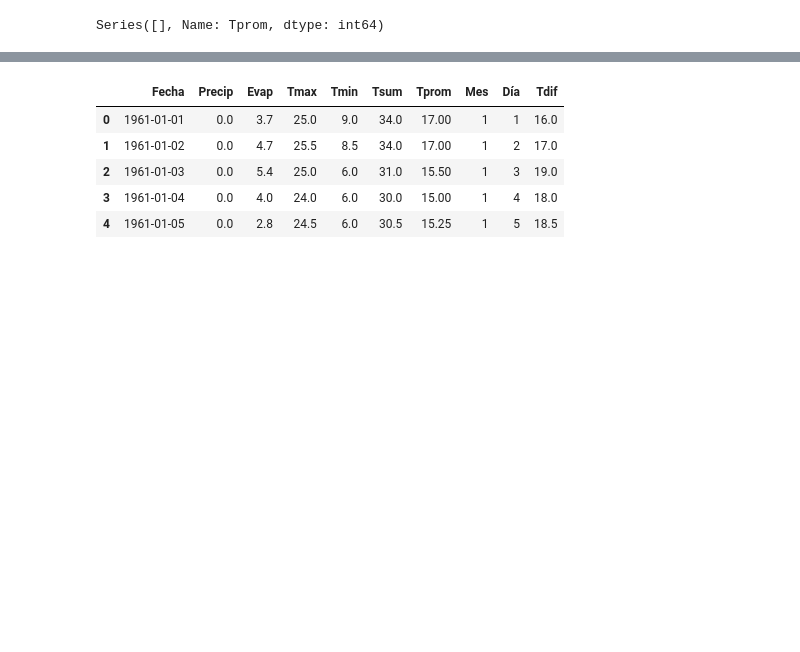
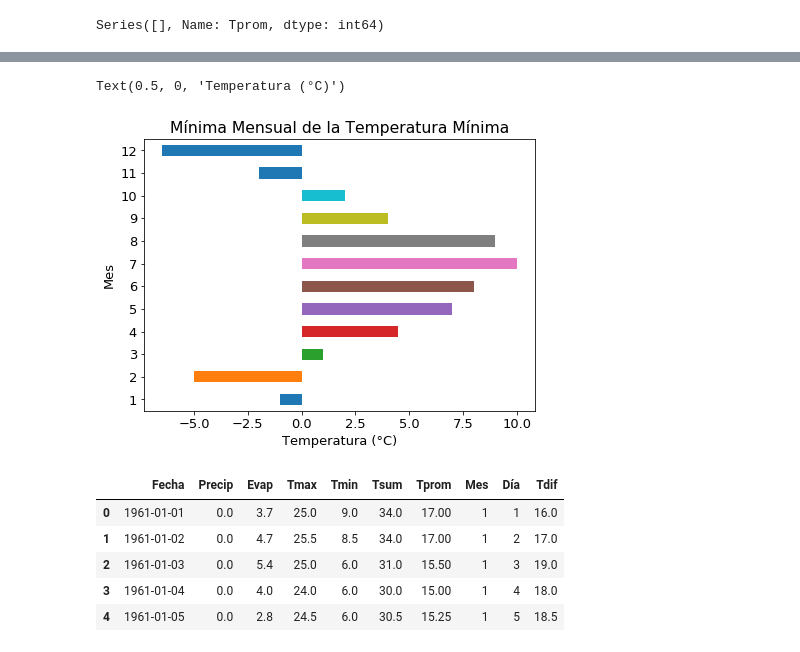
Before and after one commit to LuisGonzali/Fisica-Computacional, a Jupyter notebook: Actividad5/Actividad5.ipynb, the cells around one changed output, grey strips where cells are left out. Cells and saved outputs as stored; diff of their text form; code cells hidden in the pictures; blank space fills up the shorter version.

```diff
--- a/Actividad5/Actividad5.ipynb
+++ b/Actividad5/Actividad5.ipynb
@@ -198,0 +136,11 @@ df['Tdif'] = df.Tmax - df.Tmin
+# %%
+# TNn: El mínimo mensual de la temperatura mínima, min(Tmin).
+
+fig = plt.figure(figsize=(7,5))
+df.groupby(df.Fecha.dt.month)['Tmin'].min().plot(kind = 'barh', legend = '')
+plt.title('Mínima Mensual de la Temperatura Mínima')
+plt.ylabel('Mes')
+plt.xlabel('Temperatura (°C)')
+# %% [output]
+Text(0.5, 0, 'Temperatura (°C)')
+[figure, added]
```
Also changed, not shown: parts of 19 cells of this notebook, 33 other files.
